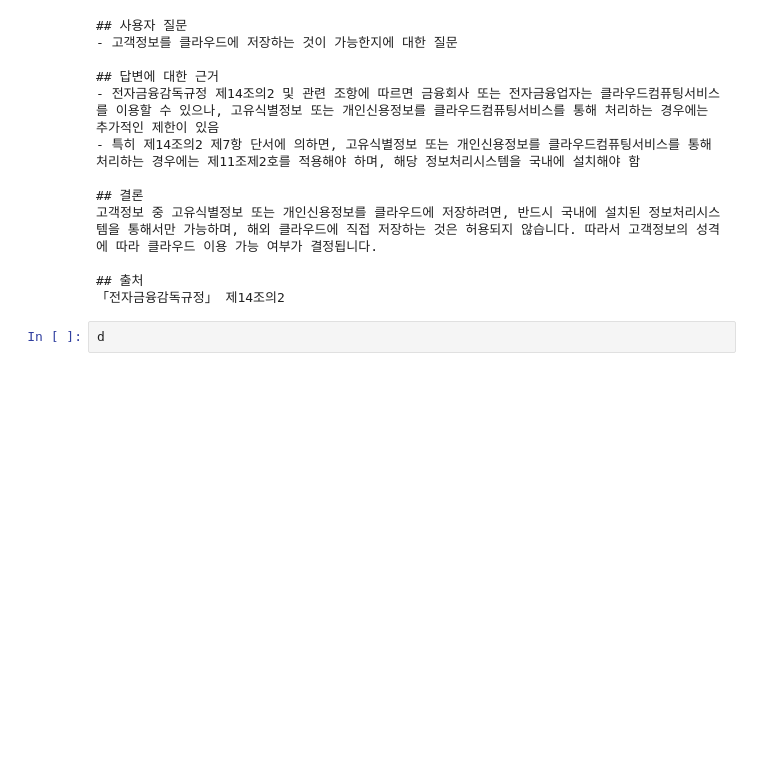
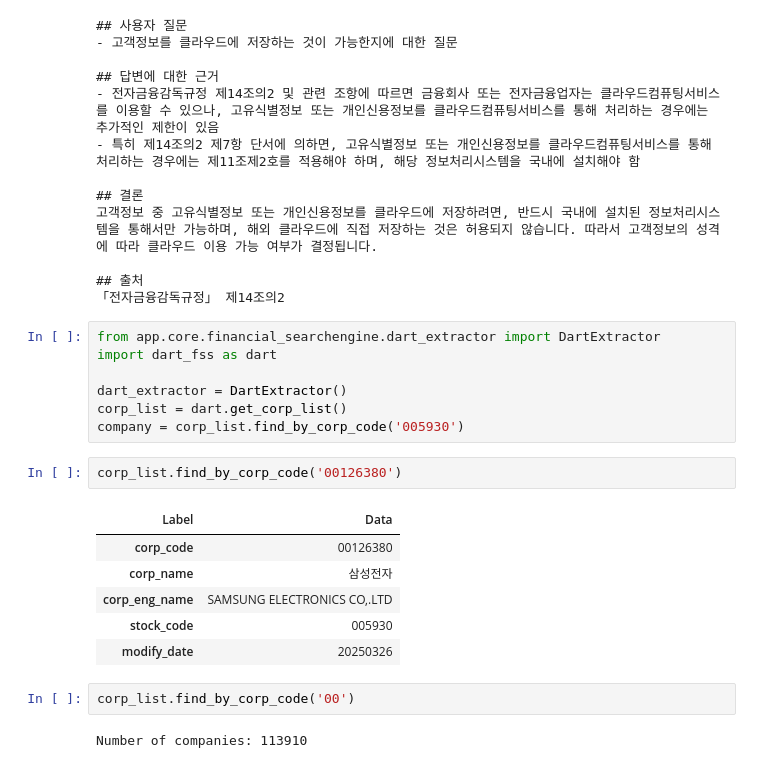
Before and after one commit to Kimyongari/Finsight, a Jupyter notebook: backends/pipeline.ipynb, the cells around one changed output. Saved outputs shown, nothing was run; the diff lists cells and outputs as text; blank space fills up the shorter version.

```diff
--- a/backends/pipeline.ipynb
+++ b/backends/pipeline.ipynb
@@ -317,4 +317,22 @@ print("## 사용자 질문\n- 고객정보를 클라우드에 저장하는 것
 ## 출처
 「전자금융감독규정」 제14조의2
 # %%
-d
+from app.core.financial_searchengine.dart_extractor import DartExtractor
+import dart_fss as dart
+
+dart_extractor = DartExtractor()
+corp_list = dart.get_corp_list()
+company = corp_list.find_by_corp_code('005930')
+# %%
+corp_list.find_by_corp_code('00126380')
+# %% [output]
+| Label | Data |
+| corp_code | 00126380 |
+| corp_name | 삼성전자 |
+| corp_eng_name | SAMSUNG ELECTRONICS CO,.LTD |
+| stock_code | 005930 |
+| modify_date | 20250326 |
+# %%
+corp_list.find_by_corp_code('00')
+# %% [output]
+Number of companies: 113910
```
Also changed, not shown: 8 other files.
